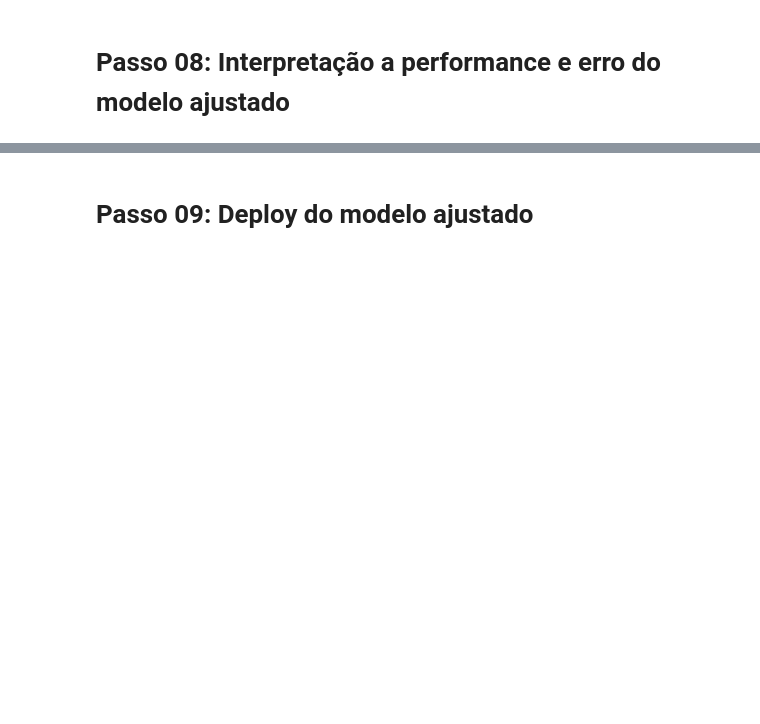
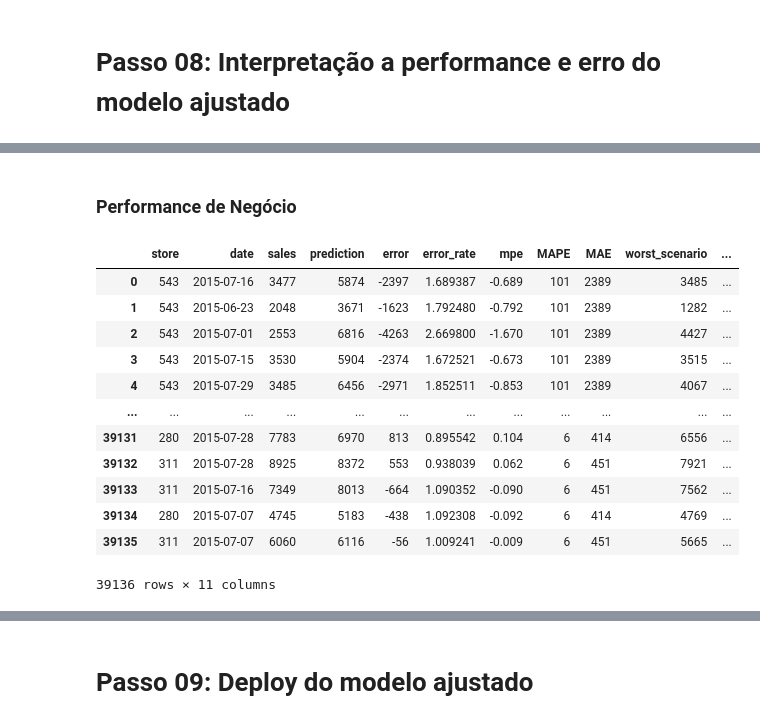
Before and after one commit to bvmcosta/projeto-rossmann-stores, a Jupyter notebook: projeto_rossmann_final.ipynb, the cells around one changed output, grey strips where cells are left out. Saved outputs shown, nothing was run; the diff lists cells and outputs as text; code cells hidden in the pictures; blank space fills up the shorter version.

```diff
--- a/projeto_rossmann_final.ipynb
+++ b/projeto_rossmann_final.ipynb
@@ -1727,0 +1789,19 @@ pickle.dump(best_xgb_model, open('models/model_rossmann2.pkl', 'wb'))
+# %% [markdown]
+### Performance de Negócio
+# %%
+store_performance = store_performance(df_error)
+store_performance
+# %% [output]
+|  | store | date | sales | prediction | error | error_rate | mpe | MAPE | MAE | worst_scenario | ... |
+| 0 | 543 | 2015-07-16 | 3477 | 5874 | -2397 | 1.689387 | -0.689 | 101 | 2389 | 3485 | ... |
+| 1 | 543 | 2015-06-23 | 2048 | 3671 | -1623 | 1.792480 | -0.792 | 101 | 2389 | 1282 | ... |
+| 2 | 543 | 2015-07-01 | 2553 | 6816 | -4263 | 2.669800 | -1.670 | 101 | 2389 | 4427 | ... |
+| 3 | 543 | 2015-07-15 | 3530 | 5904 | -2374 | 1.672521 | -0.673 | 101 | 2389 | 3515 | ... |
+| 4 | 543 | 2015-07-29 | 3485 | 6456 | -2971 | 1.852511 | -0.853 | 101 | 2389 | 4067 | ... |
+| ... | ... | ... | ... | ... | ... | ... | ... | ... | ... | ... | ... |
+| 39131 | 280 | 2015-07-28 | 7783 | 6970 | 813 | 0.895542 | 0.104 | 6 | 414 | 6556 | ... |
+| 39132 | 311 | 2015-07-28 | 8925 | 8372 | 553 | 0.938039 | 0.062 | 6 | 451 | 7921 | ... |
+| 39133 | 311 | 2015-07-16 | 7349 | 8013 | -664 | 1.090352 | -0.090 | 6 | 451 | 7562 | ... |
+| 39134 | 280 | 2015-07-07 | 4745 | 5183 | -438 | 1.092308 | -0.092 | 6 | 414 | 4769 | ... |
+| 39135 | 311 | 2015-07-07 | 6060 | 6116 | -56 | 1.009241 | -0.009 | 6 | 451 | 5665 | ... |
+39136 rows × 11 columns
```
Also changed, not shown: parts of 13 cells of this notebook.
